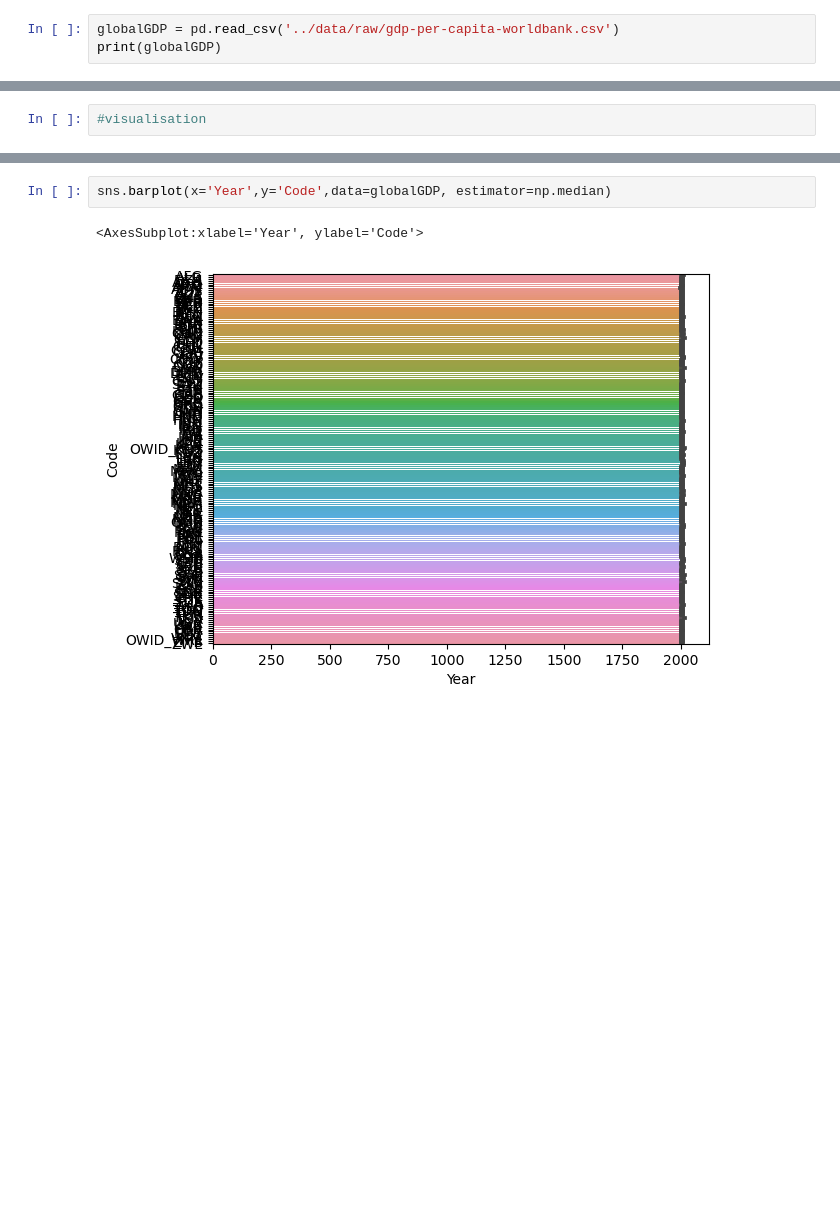
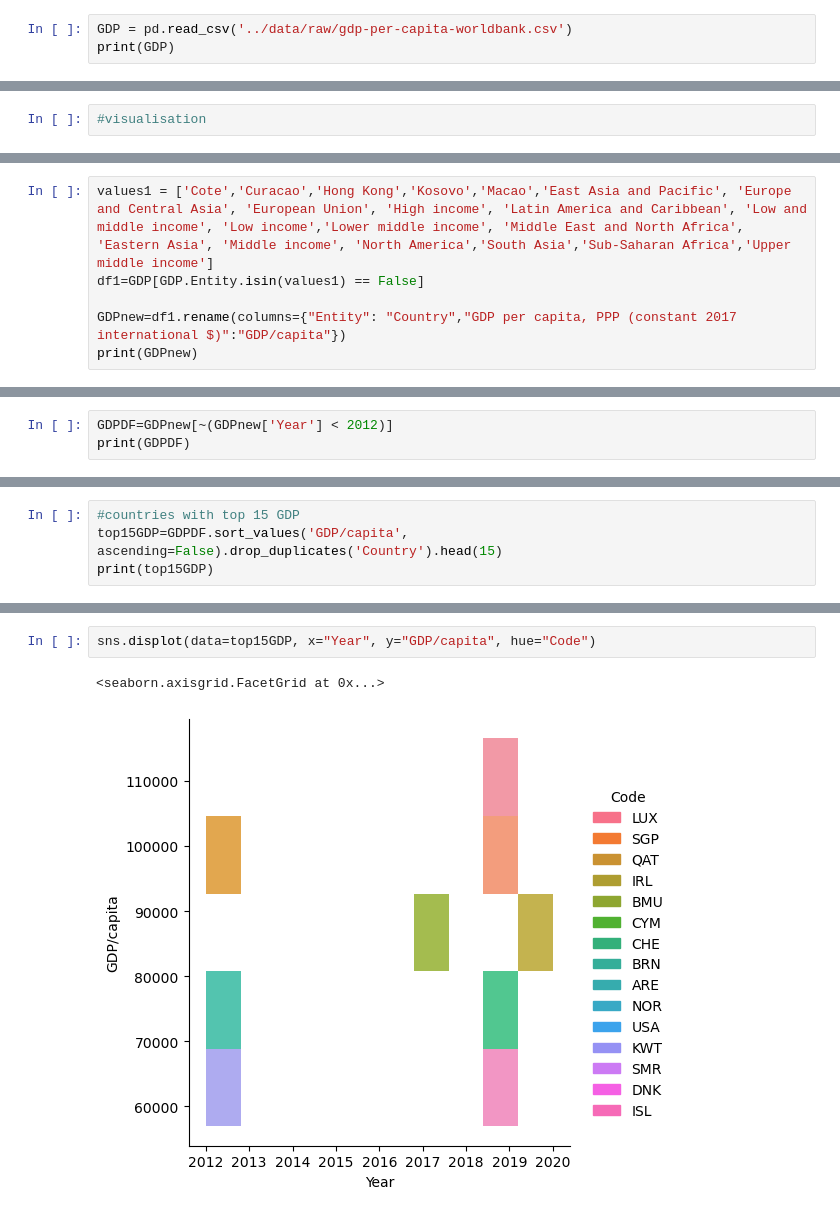
Before and after one commit to ubco-W2022T1-cosc301/project-group42, a Jupyter notebook: notebooks/analysis1.ipynb, the cells around one changed output, grey strips where cells are left out. Drawn from its saved outputs; the diff is of its cells as text; blank space fills up the shorter version.

```diff
--- a/notebooks/analysis1.ipynb
+++ b/notebooks/analysis1.ipynb
@@ -38,8 +38,8 @@ print(carbonEmissions)
 
 [266 rows x 32 columns]
 # %%
-globalGDP = pd.read_csv('../data/raw/gdp-per-capita-worldbank.csv')
-print(globalGDP)
+GDP = pd.read_csv('../data/raw/gdp-per-capita-worldbank.csv')
+print(GDP)
 # %% [output]
            Entity Code  Year  \
 0     Afghanistan  AFG  2002
@@ -185,0 +136,6 @@ sns.kdeplot(globalGDP[ 'GDP per capita, PPP (constant 2017 international $)'])
+# %%
+values1 = ['Cote','Curacao','Hong Kong','Kosovo','Macao','East Asia and Pacific', 'Europe and Central Asia', 'European Union', 'High income', 'Latin America and Caribbean', 'Low and middle income', 'Low income','Lower middle income', 'Middle East and North Africa', 'Eastern Asia', 'Middle income', 'North America','South Asia','Sub-Saharan Africa','Upper middle income']
+df1=GDP[GDP.Entity.isin(values1) == False]
+
+GDPnew=df1.rename(columns={"Entity": "Country","GDP per capita, PPP (constant 2017 international $)":"GDP/capita"})
+print(GDPnew)
@@ -185,0 +204,3 @@ sns.kdeplot(globalGDP[ 'GDP per capita, PPP (constant 2017 international $)'])
+# %%
+GDPDF=GDPnew[~(GDPnew['Year'] < 2012)]
+print(GDPDF)
@@ -185,0 +240,4 @@ sns.kdeplot(globalGDP[ 'GDP per capita, PPP (constant 2017 international $)'])
+# %%
+#countries with top 15 GDP
+top15GDP=GDPDF.sort_values('GDP/capita', ascending=False).drop_duplicates('Country').head(15)
+print(top15GDP)
@@ -186,5 +339,5 @@ sns.kdeplot(globalGDP[ 'GDP per capita, PPP (constant 2017 international $)'])
 # %%
-sns.barplot(x='Year',y='Code',data=globalGDP, estimator=np.median)
+sns.displot(data=top15GDP, x="Year", y="GDP/capita", hue="Code")
 # %% [output]
-<AxesSubplot:xlabel='Year', ylabel='Code'>
+<seaborn.axisgrid.FacetGrid at 0x...>
-[figure, old version]
+[figure, new version]
```
Also changed, not shown: parts of 30 cells of this notebook, 2 other files.
